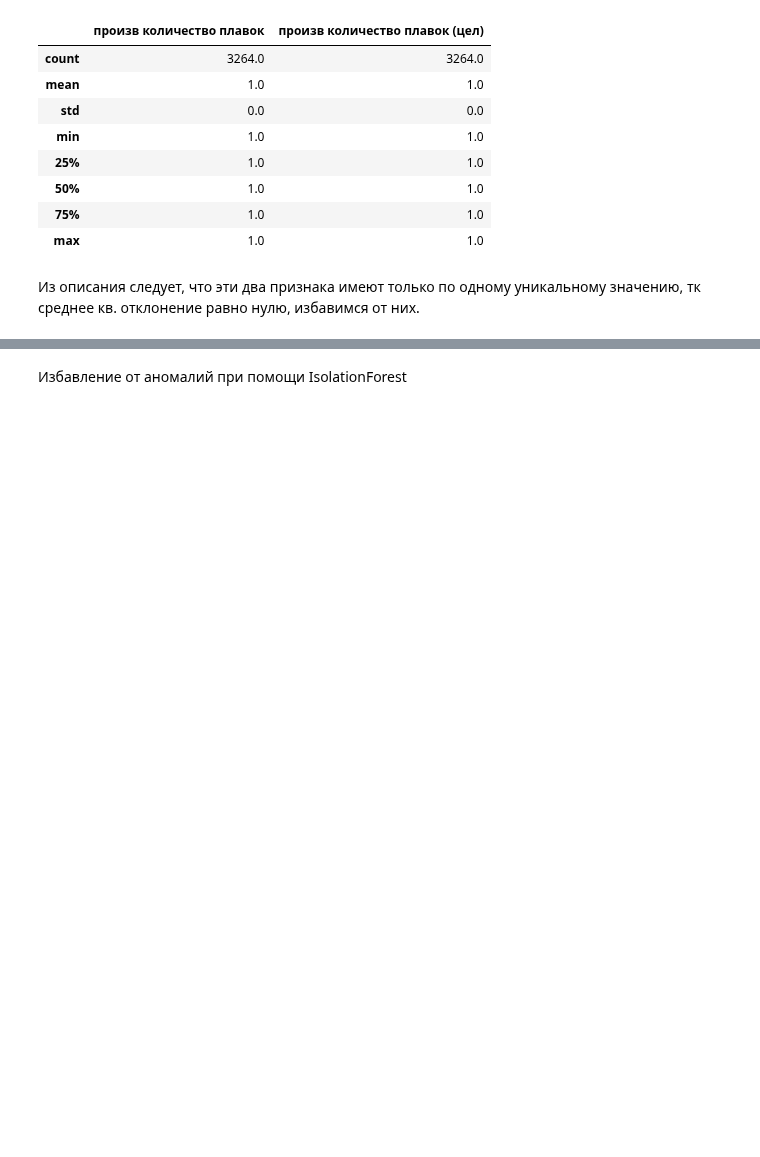
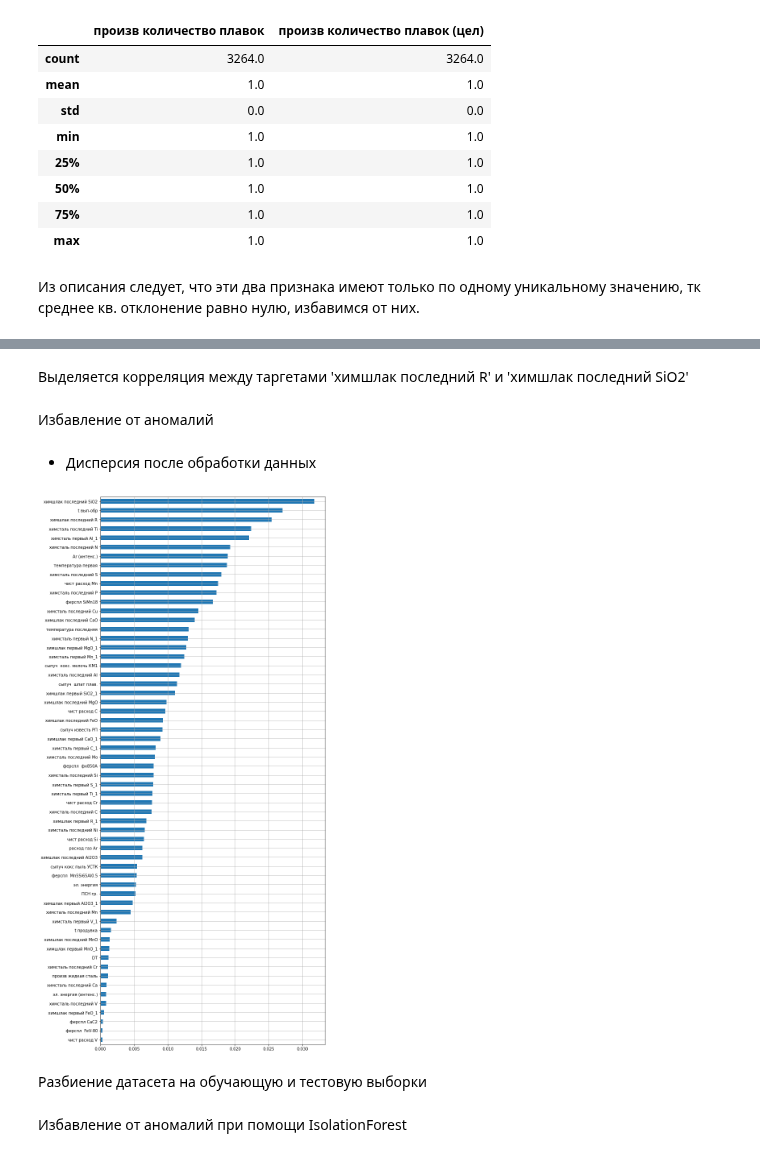
Before and after one commit to OnlyOneUseAcc/Evraz-SCC-prediction, a Jupyter notebook: EDA.ipynb, the cells around one changed output, grey strips where cells are left out. Saved outputs shown, nothing was run; the diff lists cells and outputs as text; code cells hidden in the pictures; blank space fills up the shorter version.

```diff
--- a/EDA.ipynb
+++ b/EDA.ipynb
@@ -214,11 +247,10 @@ normalized_data[['произв  количество плавок','произв
 Из описания следует, что эти два признака имеют только по одному уникальному значению,
 тк среднее кв. отклонение равно нулю, избавимся от них.
 # %%
-correlation_list = [
-                     't обработка',
-                     't под током',
-                     'произв  количество плавок',
-                     'произв количество плавок (цел)',
+correlation_list = ['t обработка',
+                    't под током',
+                    'произв  количество плавок',
+                    'произв количество плавок (цел)',
                     'произв количество обработок',
                     'химсталь первый Cr_1',
                     'химсталь первый Cu_1',
@@ -226,7 +258,6 @@ correlation_list = [
                     'химсталь первый Ni_1',
                     'химсталь первый P_1',
                     'химсталь первый Si_1'
-
 ]
 
 normalized_data = normalized_data.drop(columns=correlation_list)
@@ -232,0 +274,14 @@ normalized_data = normalized_data.drop(columns=correlation_list)
+# %% [markdown]
+Выделяется корреляция между таргетами 'химшлак последний R' и 'химшлак последний SiO2'
+# %% [markdown]
+Избавление от аномалий
+# %%
+normalized_data = sf.remove_noises(normalized_data)
+# %% [markdown]
+ * Дисперсия после обработки данных
+# %%
+dispersion_ax = normalized_data.var().sort_values().plot(kind='barh', figsize=(10, 25), grid=True)
+dispersion_fig = dispersion_ax.get_figure()
+dispersion_fig.savefig('source/dispersion_bar_postprocessing.png')
+# %% [output]
+[figure, added]
@@ -232,0 +293,2 @@ normalized_data = normalized_data.drop(columns=correlation_list)
+# %% [markdown]
+Разбиение датасета на обучающую и тестовую выборки
```
Also changed, not shown: parts of 34 cells of this notebook, 19 other files.
